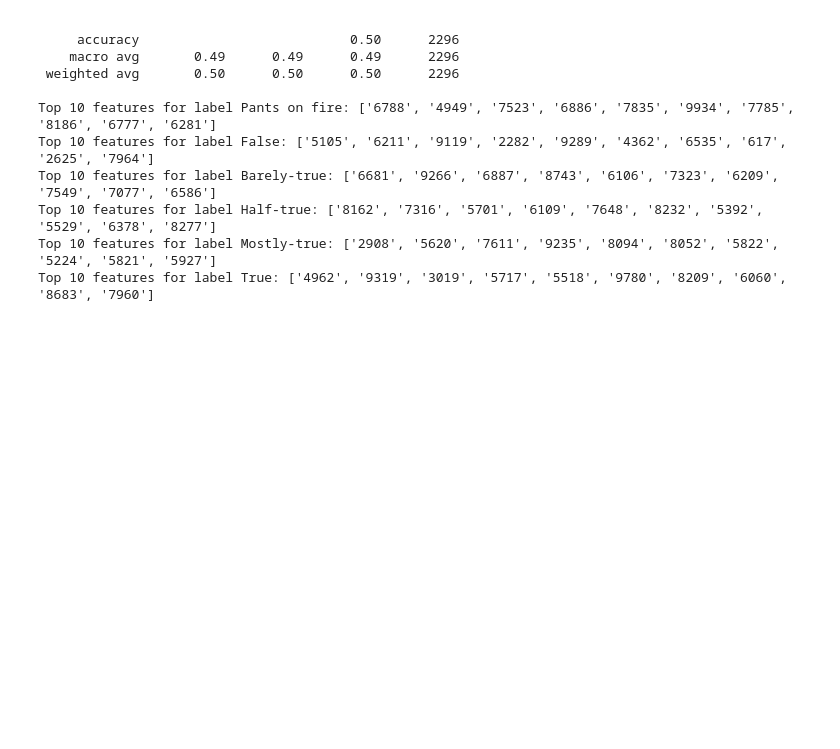
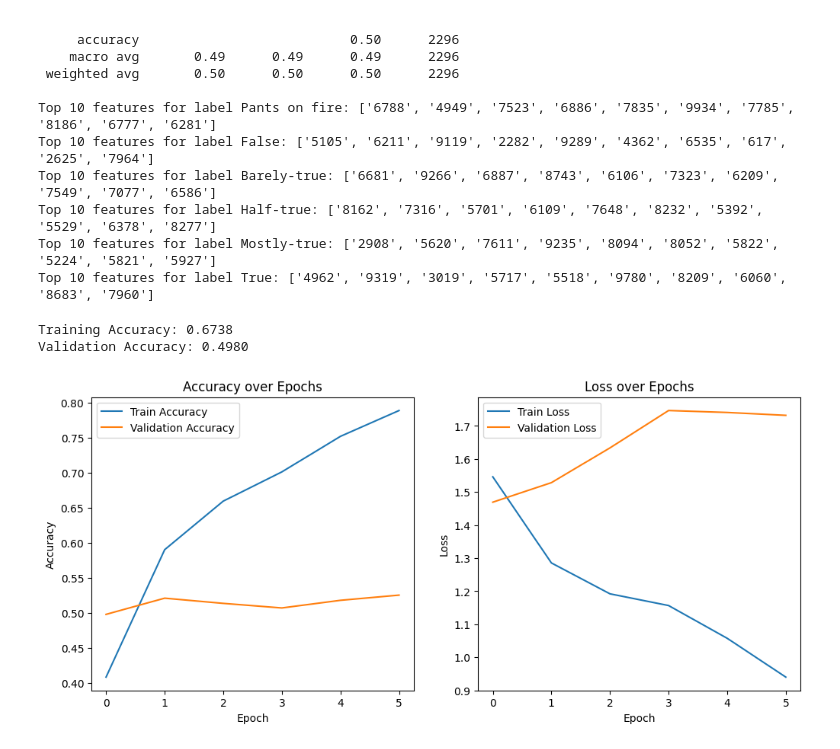
Before and after one commit to KaanSirin/CS445_Fake_News_detection, a Jupyter notebook: mlp_nlp.ipynb, the cells around one changed output. Drawn from its saved outputs; the diff is of its cells as text; code cells hidden in the pictures; blank space fills up the shorter version.

```diff
--- a/mlp_nlp.ipynb
+++ b/mlp_nlp.ipynb
@@ -298,3 +335,40 @@ Top 10 features for label Barely-true: ['6681', '9266', '6887', '8743', '6106',
 Top 10 features for label Half-true: ['8162', '7316', '5701', '6109', '7648', '8232', '5392', '5529', '6378', '8277']
 Top 10 features for label Mostly-true: ['2908', '5620', '7611', '9235', '8094', '8052', '5822', '5224', '5821', '5927']
 Top 10 features for label True: ['4962', '9319', '3019', '5717', '5518', '9780', '8209', '6060', '8683', '7960']
+# %%
+# After training
+train_loss, train_acc = model.evaluate(train_X_array, train_y, verbose=0)
+val_loss, val_acc = model.evaluate(val_X_array, val_y, verbose=0)
+
+print(f"Training Accuracy: {train_acc:.4f}")
+print(f"Validation Accuracy: {val_acc:.4f}")
+# %% [output]
+Training Accuracy: 0.6738
+Validation Accuracy: 0.4980
+# %%
+import matplotlib.pyplot as plt
+
+# Assuming 'history' is the history object returned by model.fit()
+plt.figure(figsize=(12, 5))
+
+# Accuracy Plot
+plt.subplot(1, 2, 1)
+plt.plot(history.history['accuracy'], label='Train Accuracy')
+plt.plot(history.history['val_accuracy'], label='Validation Accuracy')
+plt.title('Accuracy over Epochs')
+plt.xlabel('Epoch')
+plt.ylabel('Accuracy')
+plt.legend()
+
+# Loss Plot
+plt.subplot(1, 2, 2)
+plt.plot(history.history['loss'], label='Train Loss')
+plt.plot(history.history['val_loss'], label='Validation Loss')
+plt.title('Loss over Epochs')
+plt.xlabel('Epoch')
+plt.ylabel('Loss')
+plt.legend()
+
+plt.show()
+# %% [output]
+[figure, added]
```
Also changed, not shown: parts of 5 cells of this notebook.
